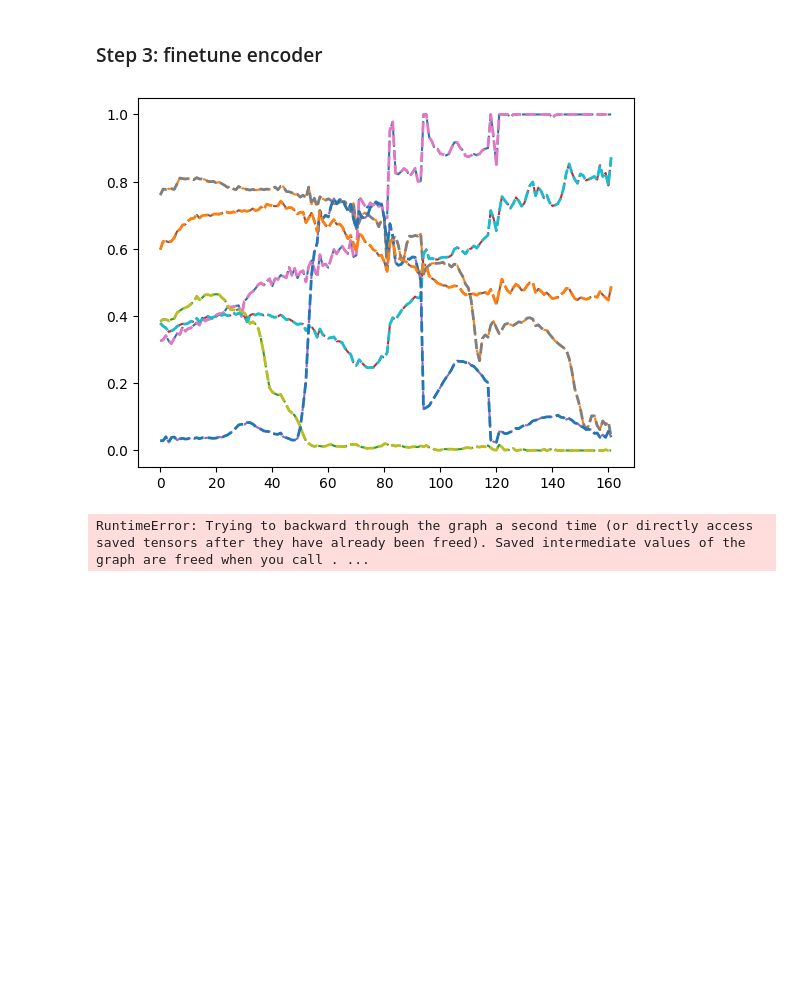
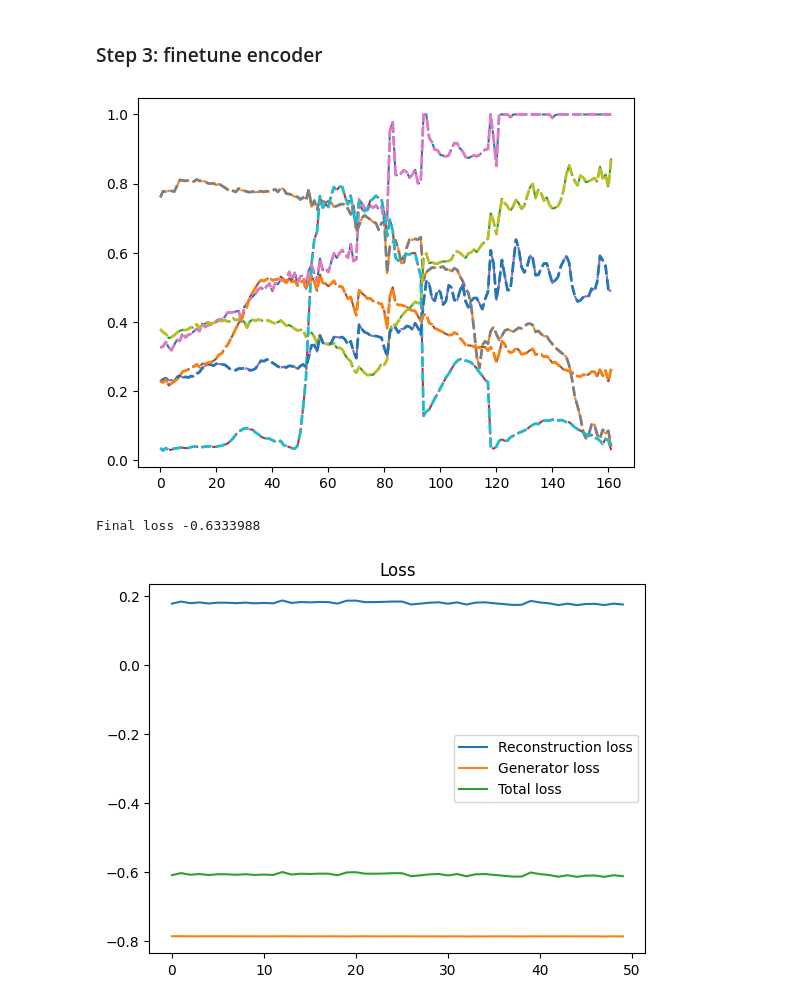
Before and after one commit to JulienAjdenbaum/hyperspectral_adversarial_AEENet, a Jupyter notebook: AAENet/AAENet.ipynb, the cells around one changed output. Drawn from its saved outputs; the diff is of its cells as text; code cells hidden in the pictures; blank space fills up the shorter version.

```diff
--- a/AAENet/AAENet.ipynb
+++ b/AAENet/AAENet.ipynb
@@ -1095,8 +1099,8 @@ B = VCA_endmembers.shape[0]
 R = VCA_endmembers.shape[1]
 
 
-#encoder = Encoder(B=B, R=R)
-#decoder = Decoder(B=B, R=R, init_endmembers=torch.tensor(VCA_endmembers.T, dtype=torch.float), freeze=False)
+encoder = torch.load("../models/pretrained_encoder")
+decoder = torch.load("../models/pretrained_decoder")
 discriminator = Discriminator(B=B, R=R)
 
 aaenet = AAENet(encoder, decoder, discriminator)
@@ -1111,7 +1115,7 @@ plt.plot(VCA_endmembers.detach().numpy(), label="VCA endmembers", linestyle='--'
 plt.plot(decoder.W.detach().numpy().T, label="Endmembers of the decoder", linestyle="--", linewidth=2)
 plt.show()
 
-epochs = 5
+epochs = 50
 losses_AE = []
 losses_G = []
 losses = []
@@ -1158,4 +1162,6 @@ plt.plot(losses_D)
 #plt.yscale('log')
 plt.title("Discriminator loss")
 plt.show()
+
+torch.save(discriminator, "../models/pretrained_discriminator")
 # %% [output]
@@ -1168,6 +1174,15 @@ Final loss 0.17247584
 B = VCA_endmembers.shape[0]
 R = VCA_endmembers.shape[1]
 
+
+encoder = torch.load("../models/pretrained_encoder")
+decoder = torch.load("../models/pretrained_decoder")
+discriminator = torch.load("../models/pretrained_discriminator")
+
+for param in discriminator.parameters():
+    param.requires_gradd = False
+
+aaenet = AAENet(encoder, decoder, discriminator)
 
 mse = nn.MSELoss()
 sad = AngleDistanceLoss()
@@ -1176,6 +1191,7 @@ bceLogits = nn.BCEWithLogitsLoss()
 # Optimizer for autoencoder
 opti = torch.optim.Adam(aaenet.parameters(), lr=1e-3, betas=(0.9, 0.99))
 
+
 # Optimizer for discriminator
 #opti_D = torch.optim.Adam(discriminator.parameters(), lr=1e-3, betas=(0.9, 0.99))
 
@@ -1183,37 +1199,49 @@ plt.plot(VCA_endmembers.detach().numpy(), label="VCA endmembers", linestyle='--'
 plt.plot(decoder.W.detach().numpy().T, label="Endmembers of the decoder", linestyle="--", linewidth=2)
 plt.show()
 
-epochs = 5
+epochs = 50
 losses_AE = []
 losses_G = []
 losses = []
-
 
 for e in tqdm(range(epochs)):
     loss_AE_epoch = 0
     loss_G_epoch = 0
     loss_epoch = 0
     for b in range(len(batches)):
 
         # Train the reconstruction
         opti.zero_grad()
+        neg_samples, reconstruct, pred = aaenet(batches[b])
 
-        loss = sad(reconstruct, batches[b]) # Reconstruction error
+        loss_AE = sad(reconstruct, batches[b]) # Reconstruction error
+        loss_G = -bceLogits(neg_samples, torch.zeros_like(neg_samples)) # Regularization
+        loss = loss_AE + loss_G
         loss.backward()
 
         opti.step()
-        ae.projection()
+        aaenet.projection()
+        loss_AE_epoch += loss_AE.detach().numpy()
+        loss_G_epoch += loss_G.detach().numpy()
         loss_epoch += loss.detach().numpy()
 
 
+    losses_AE.append(loss_AE_epoch / len(batches))
+    losses_G.append(loss_G_epoch / len(batches))
     losses.append(loss_epoch / len(batches))
 
 
 print("Final loss", loss.detach().numpy())
+plt.plot(losses_AE, label="Reconstruction loss")
+plt.plot(losses_G, label="Generator loss")
 plt.plot(losses, label="Total loss")
 plt.legend()
 plt.title("Loss")
 plt.show()
+
+torch.save(encoder, "../models/finetuned_encoder")
+torch.save(decoder, "../models/finetuned_decoder")
 # %% [output]
-[figure, old version]
+[figure, new version]
-RuntimeError: Trying to backward through the graph a second time (or directly access saved tensors after they have already been freed). Saved intermediate values of the graph are freed when you call . ...
+Final loss -0.6333988
+[figure, added]
```
Also changed, not shown: parts of 15 cells of this notebook, 5 other files.
